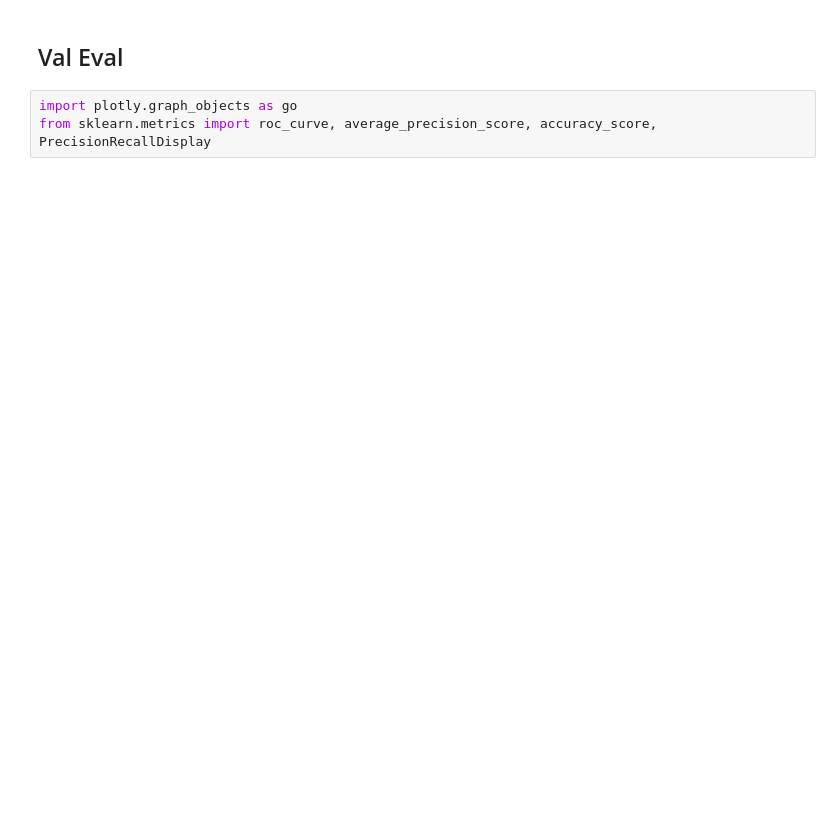
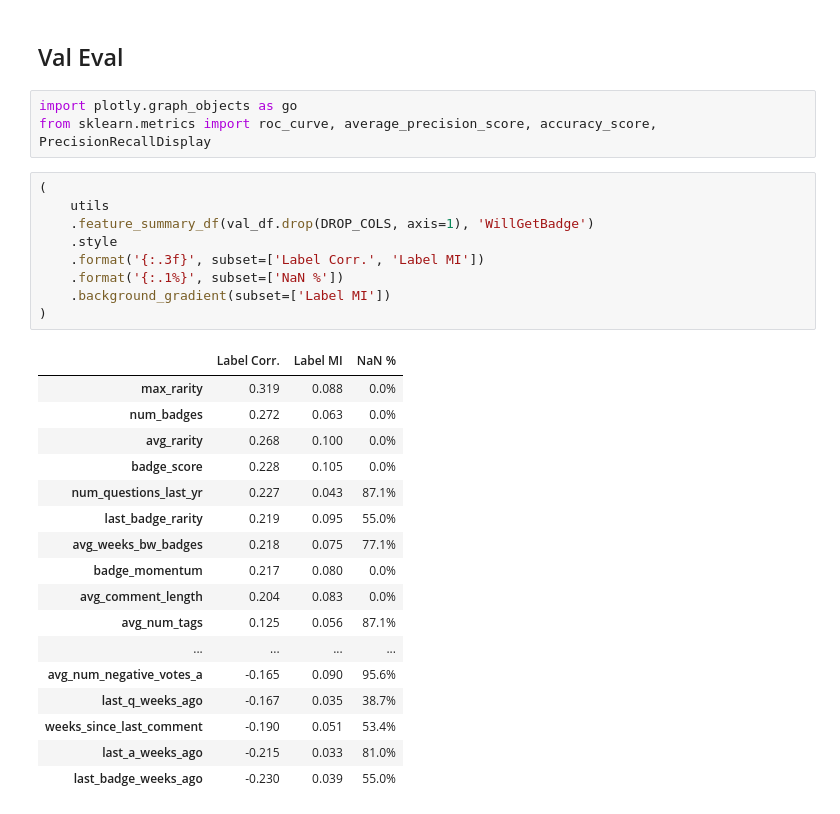
Before and after one commit to snap-stanford/relbench-user-study, a Jupyter notebook: stack_exchange/badges/badges_feature_eng.ipynb, the cells around one changed output. Saved outputs shown, nothing was run; the diff lists cells and outputs as text; blank space fills up the shorter version.

Commit message:
Update badges feature eng

```diff
--- a/stack_exchange/badges/badges_feature_eng.ipynb
+++ b/stack_exchange/badges/badges_feature_eng.ipynb
@@ -183,3 +202,30 @@ gbdt.save('data/badges.xgb')
 # %%
 import plotly.graph_objects as go
 from sklearn.metrics import roc_curve, average_precision_score, accuracy_score, PrecisionRecallDisplay
+# %%
+(
+    utils
+    .feature_summary_df(val_df.drop(DROP_COLS, axis=1), 'WillGetBadge')
+    .style
+    .format('{:.3f}', subset=['Label Corr.', 'Label MI'])
+    .format('{:.1%}', subset=['NaN %'])
+    .background_gradient(subset=['Label MI'])
+)
+# %% [output]
+|  | Label Corr. | Label MI | NaN % |
+| max_rarity | 0.319 | 0.088 | 0.0% |
+| num_badges | 0.272 | 0.063 | 0.0% |
+| avg_rarity | 0.268 | 0.100 | 0.0% |
+| badge_score | 0.228 | 0.105 | 0.0% |
+| num_questions_last_yr | 0.227 | 0.043 | 87.1% |
+| last_badge_rarity | 0.219 | 0.095 | 55.0% |
+| avg_weeks_bw_badges | 0.218 | 0.075 | 77.1% |
+| badge_momentum | 0.217 | 0.080 | 0.0% |
+| avg_comment_length | 0.204 | 0.083 | 0.0% |
+| avg_num_tags | 0.125 | 0.056 | 87.1% |
+| ... | ... | ... | ... |
+| avg_num_negative_votes_a | -0.165 | 0.090 | 95.6% |
+| last_q_weeks_ago | -0.167 | 0.035 | 38.7% |
+| weeks_since_last_comment | -0.190 | 0.051 | 53.4% |
+| last_a_weeks_ago | -0.215 | 0.033 | 81.0% |
+| last_badge_weeks_ago | -0.230 | 0.039 | 55.0% |
```
Also changed, not shown: parts of 21 cells of this notebook, 1 other file.
